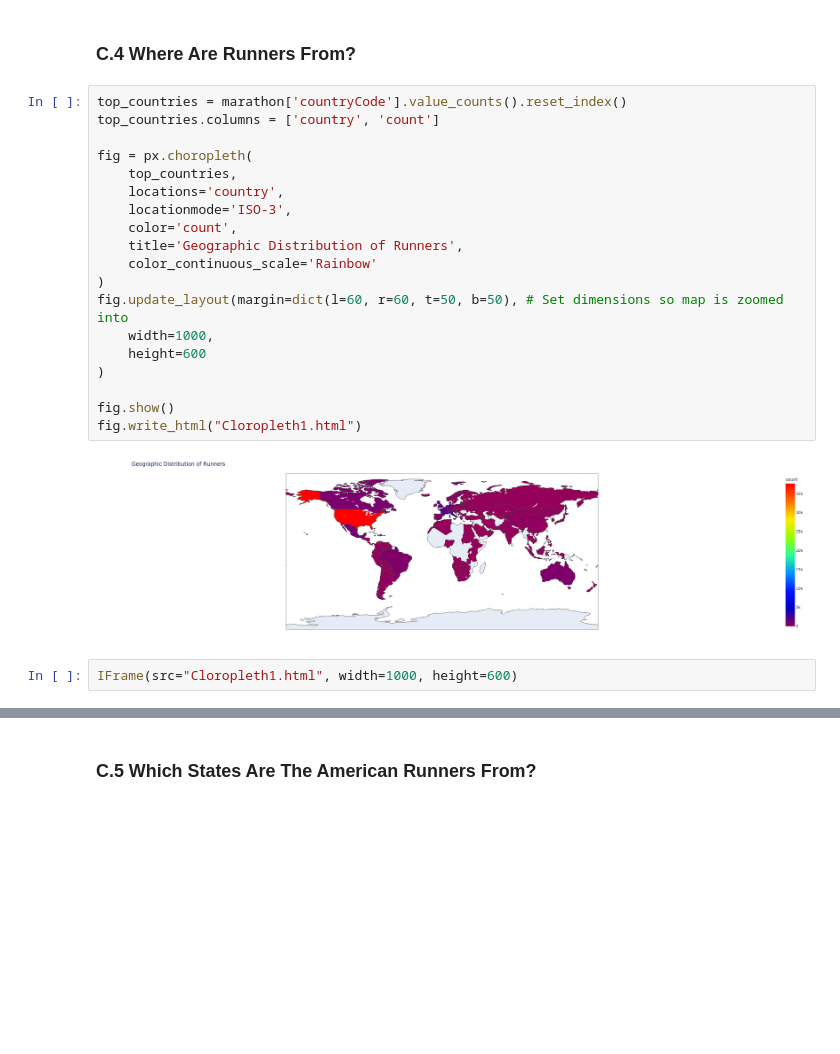
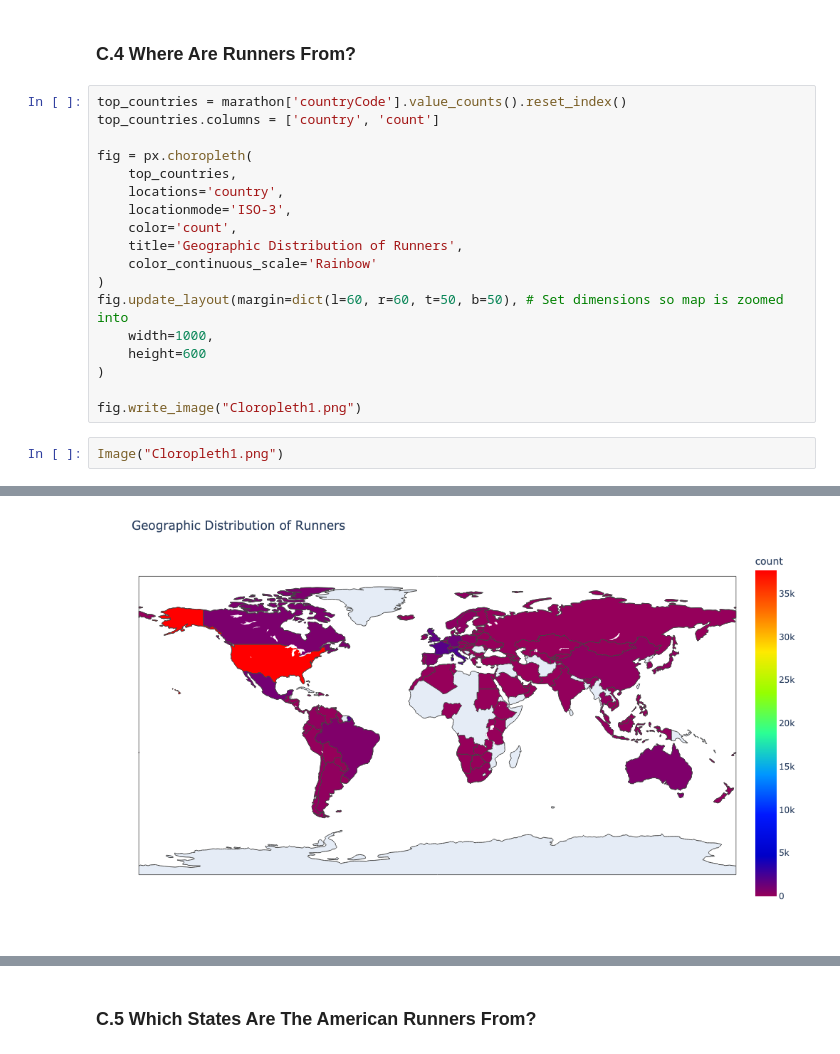
Before and after one commit to ishanmishra128/NYC2024MarathonAnalysis, a Jupyter notebook: MarathonAnalysis.ipynb, the cells around one changed output, grey strips where cells are left out. Cells and saved outputs as stored; diff of their text form; blank space fills up the shorter version.

Commit message:
Visualizations fix 2

```diff
--- a/MarathonAnalysis.ipynb
+++ b/MarathonAnalysis.ipynb
@@ -226,10 +227,7 @@ fig.update_layout(margin=dict(l=60, r=60, t=50, b=50), # Set dimensions so map i
     height=600
 )
 
-fig.show()
-fig.write_html("Cloropleth1.html")
+fig.write_image("Cloropleth1.png")
-# %% [output]
-[figure, removed]
 # %%
-IFrame(src="Cloropleth1.html", width=1000, height=600)
+Image("Cloropleth1.png")
 # %% [output]
@@ -237,3 +234,4 @@ IFrame(src="Cloropleth1.html", width=1000, height=600)
+[figure, added]
 # %%
 # It's clear that most runners are from the US, but what other countries are runners from
 non_us = marathon[marathon['countryCode'] != 'USA']
```
Also changed, not shown: parts of 6 cells of this notebook.
